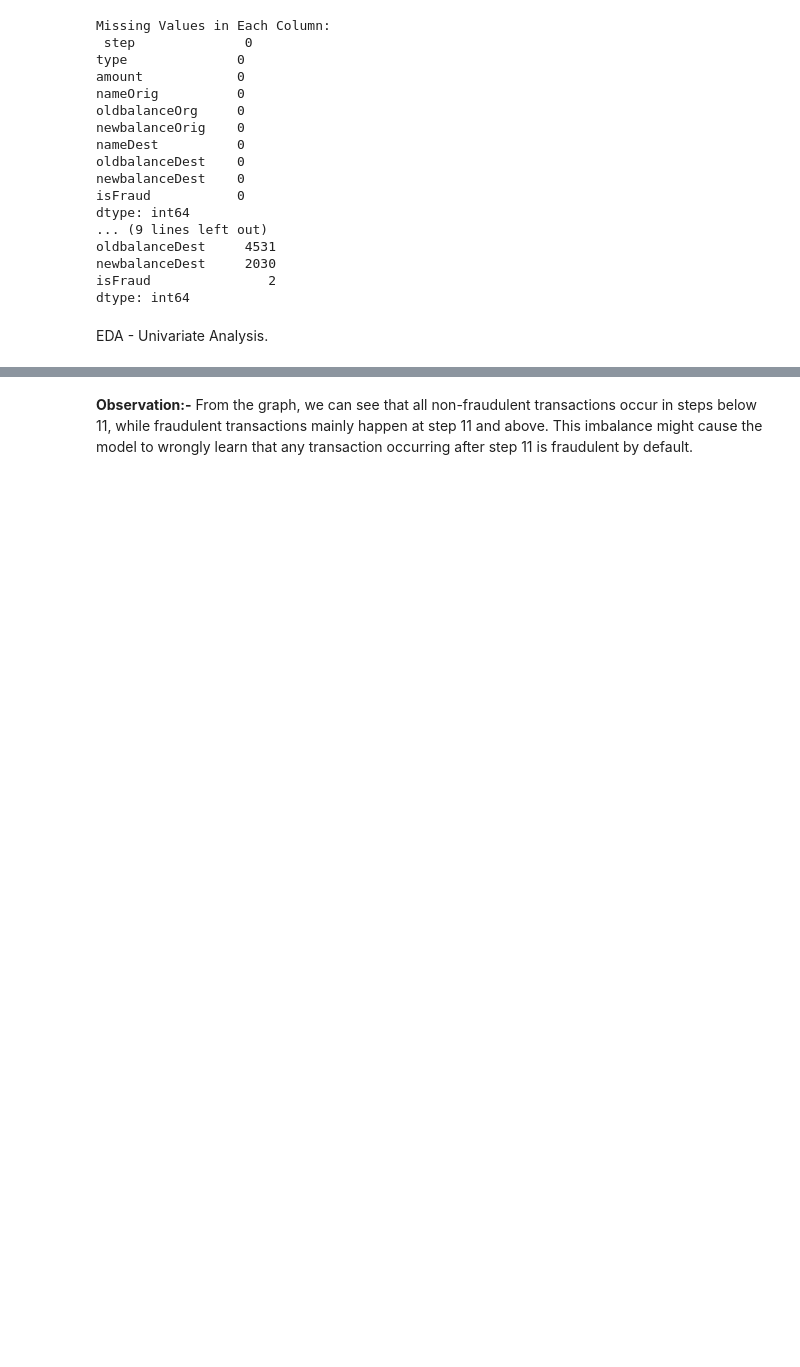
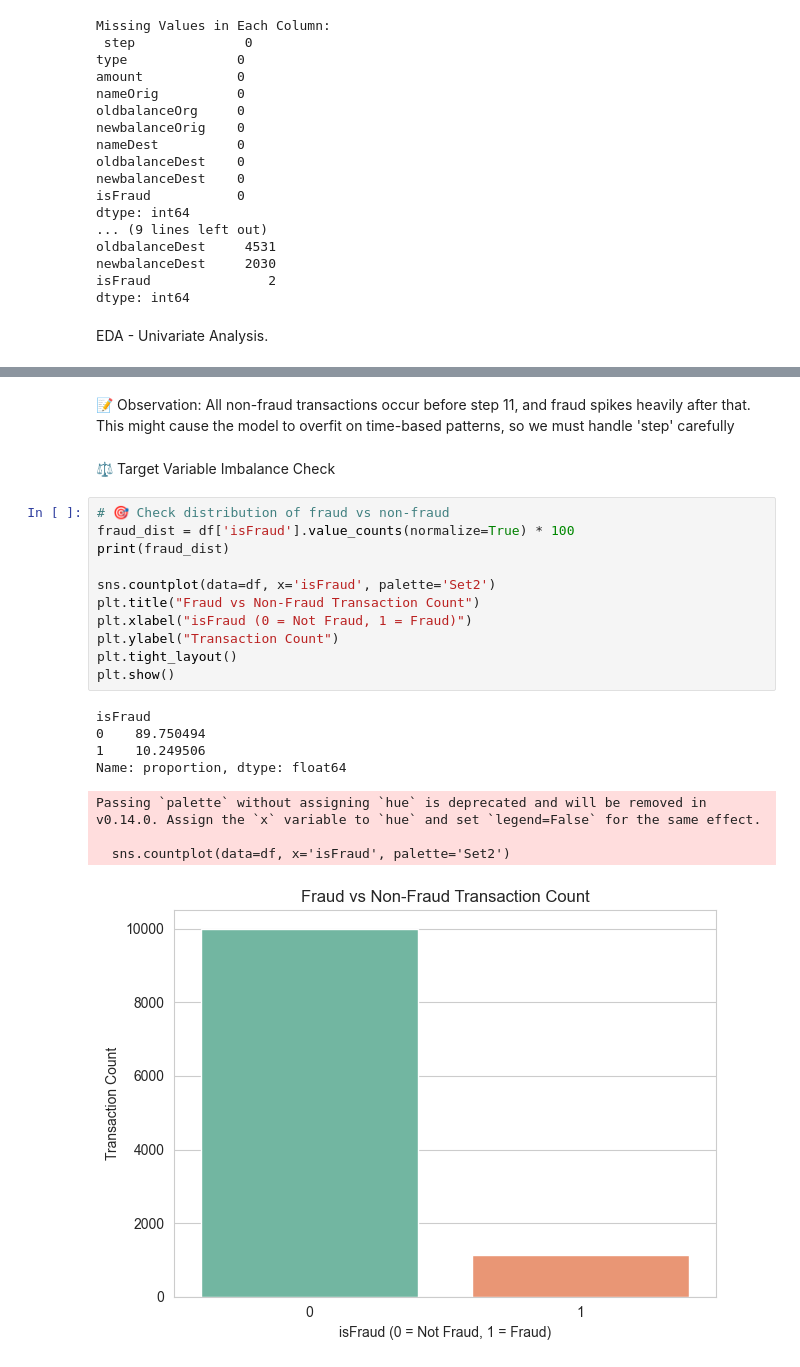
Before and after one commit to SumeetYadav0/fraud-detection-capstone, a Jupyter notebook: eda.ipynb, the cells around one changed output, grey strips where cells are left out. Saved outputs shown, nothing was run; the diff lists cells and outputs as text; blank space fills up the shorter version.

```diff
--- a/eda.ipynb
+++ b/eda.ipynb
@@ -200,2 +186,26 @@ plt.close()
 # %% [markdown]
-**Observation:-** From the graph, we can see that all non-fraudulent transactions occur in steps below 11, while fraudulent transactions mainly happen at step 11 and above. This imbalance might cause the model to wrongly learn that any transaction occurring after step 11 is fraudulent by default.
+📝 Observation:
+All non-fraud transactions occur before step 11, and fraud spikes heavily after that.
+This might cause the model to overfit on time-based patterns, so we must handle 'step' carefully
+# %% [markdown]
+⚖️ Target Variable Imbalance Check
+# %%
+# 🎯 Check distribution of fraud vs non-fraud
+fraud_dist = df['isFraud'].value_counts(normalize=True) * 100
+print(fraud_dist)
+
+sns.countplot(data=df, x='isFraud', palette='Set2')
+plt.title("Fraud vs Non-Fraud Transaction Count")
+plt.xlabel("isFraud (0 = Not Fraud, 1 = Fraud)")
+plt.ylabel("Transaction Count")
+plt.tight_layout()
+plt.show()
+# %% [output]
+isFraud
+0    89.750494
+1    10.249506
+Name: proportion, dtype: float64
+Passing `palette` without assigning `hue` is deprecated and will be removed in v0.14.0. Assign the `x` variable to `hue` and set `legend=False` for the same effect.
+
+  sns.countplot(data=df, x='isFraud', palette='Set2')
+[figure, added]
```
Also changed, not shown: parts of 22 cells of this notebook, 17 other files.
